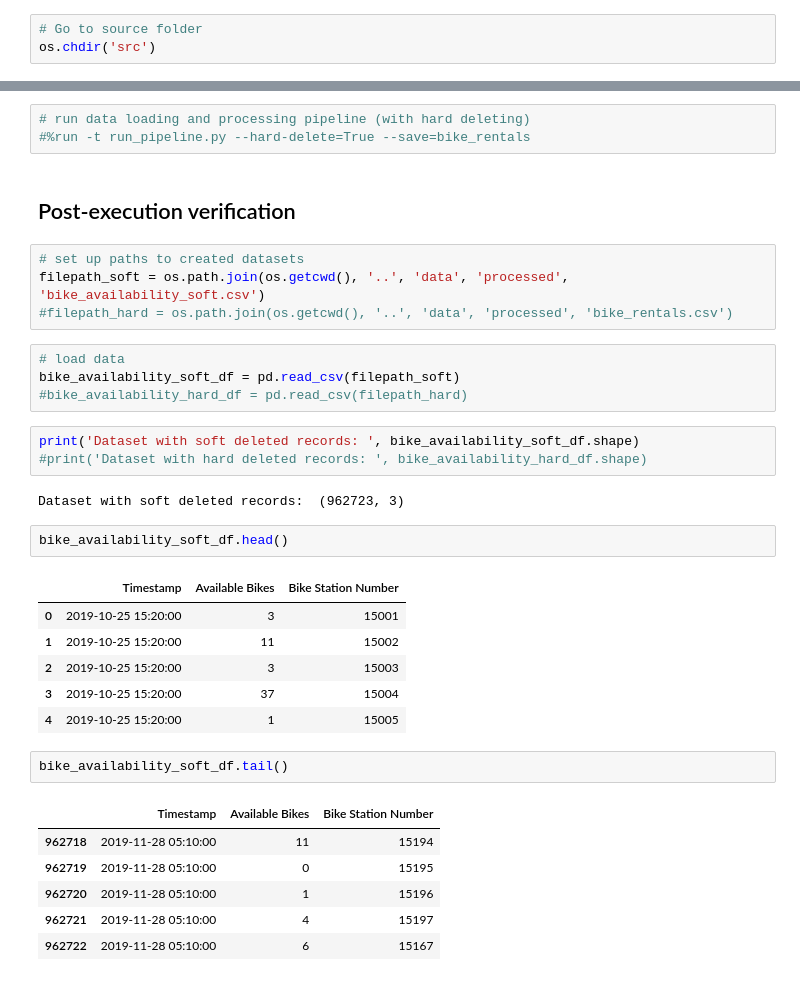
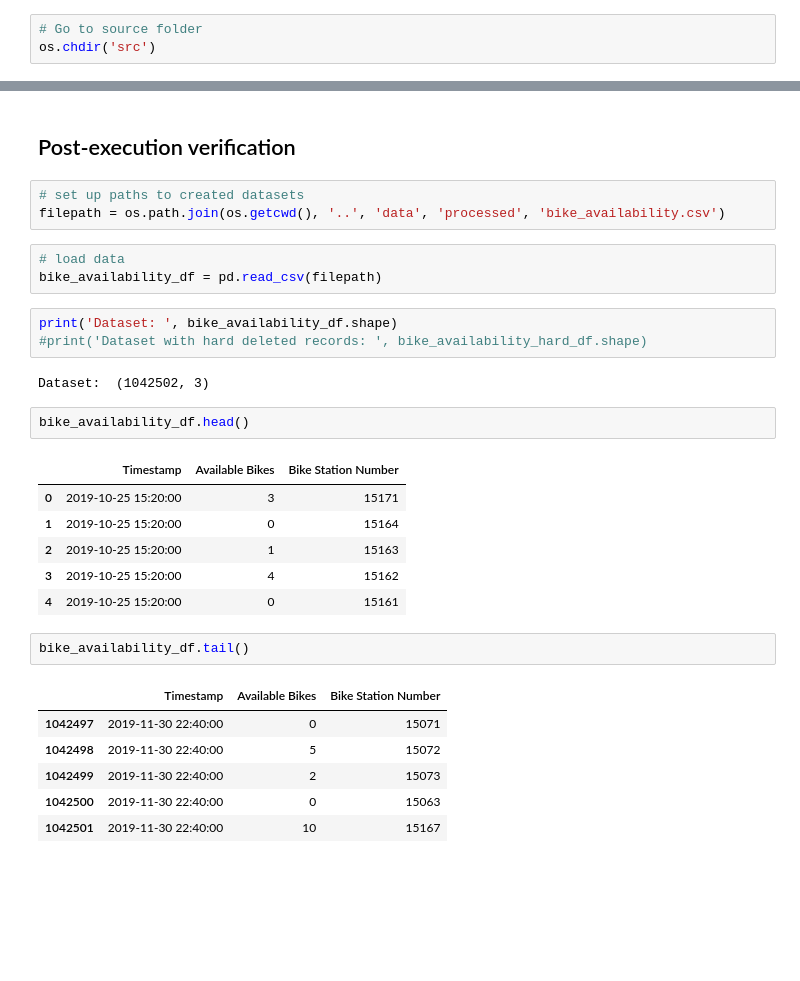
Before and after one commit to mariuszrokita/wroclawski-rower-miejski, a Jupyter notebook: bikeavailability/notebooks/01-data-preparation.ipynb, the cells around one changed output, grey strips where cells are left out. Cells and saved outputs as stored; diff of their text form; blank space fills up the shorter version.

```diff
--- a/bikeavailability/notebooks/01-data-preparation.ipynb
+++ b/bikeavailability/notebooks/01-data-preparation.ipynb
@@ -71,36 +74,31 @@ Wall time:     311.43 s.
-# %%
-# run data loading and processing pipeline (with hard deleting)
-#%run -t run_pipeline.py --hard-delete=True --save=bike_rentals
 # %% [markdown]
 ## Post-execution verification
 # %%
 # set up paths to created datasets
-filepath_soft = os.path.join(os.getcwd(), '..', 'data', 'processed', 'bike_availability_soft.csv')
-#filepath_hard = os.path.join(os.getcwd(), '..', 'data', 'processed', 'bike_rentals.csv')
+filepath = os.path.join(os.getcwd(), '..', 'data', 'processed', 'bike_availability.csv')
 # %%
 # load data
-bike_availability_soft_df = pd.read_csv(filepath_soft)
-#bike_availability_hard_df = pd.read_csv(filepath_hard)
+bike_availability_df = pd.read_csv(filepath)
 # %%
-print('Dataset with soft deleted records: ', bike_availability_soft_df.shape)
+print('Dataset: ', bike_availability_df.shape)
 #print('Dataset with hard deleted records: ', bike_availability_hard_df.shape)
 # %% [output]
-Dataset with soft deleted records:  (962723, 3)
+Dataset:  (1042502, 3)
 # %%
-bike_availability_soft_df.head()
+bike_availability_df.head()
 # %% [output]
 |  | Timestamp | Available Bikes | Bike Station Number |
-| 0 | 2019-10-25 15:20:00 | 3 | 15001 |
-| 1 | 2019-10-25 15:20:00 | 11 | 15002 |
-| 2 | 2019-10-25 15:20:00 | 3 | 15003 |
-| 3 | 2019-10-25 15:20:00 | 37 | 15004 |
-| 4 | 2019-10-25 15:20:00 | 1 | 15005 |
+| 0 | 2019-10-25 15:20:00 | 3 | 15171 |
+| 1 | 2019-10-25 15:20:00 | 0 | 15164 |
+| 2 | 2019-10-25 15:20:00 | 1 | 15163 |
+| 3 | 2019-10-25 15:20:00 | 4 | 15162 |
+| 4 | 2019-10-25 15:20:00 | 0 | 15161 |
 # %%
-bike_availability_soft_df.tail()
+bike_availability_df.tail()
 # %% [output]
 |  | Timestamp | Available Bikes | Bike Station Number |
-| 962718 | 2019-11-28 05:10:00 | 11 | 15194 |
-| 962719 | 2019-11-28 05:10:00 | 0 | 15195 |
-| 962720 | 2019-11-28 05:10:00 | 1 | 15196 |
-| 962721 | 2019-11-28 05:10:00 | 4 | 15197 |
-| 962722 | 2019-11-28 05:10:00 | 6 | 15167 |
+| 1042497 | 2019-11-30 22:40:00 | 0 | 15071 |
+| 1042498 | 2019-11-30 22:40:00 | 5 | 15072 |
+| 1042499 | 2019-11-30 22:40:00 | 2 | 15073 |
+| 1042500 | 2019-11-30 22:40:00 | 0 | 15063 |
+| 1042501 | 2019-11-30 22:40:00 | 10 | 15167 |
```
Also changed, not shown: parts of 2 cells of this notebook, 7 other files.
